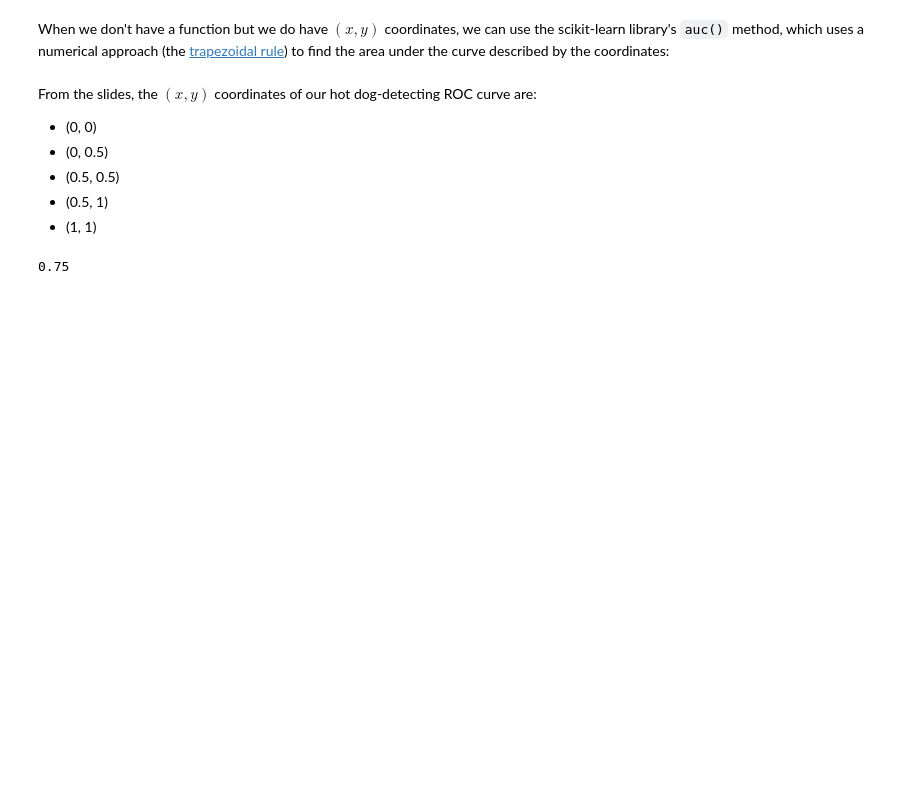
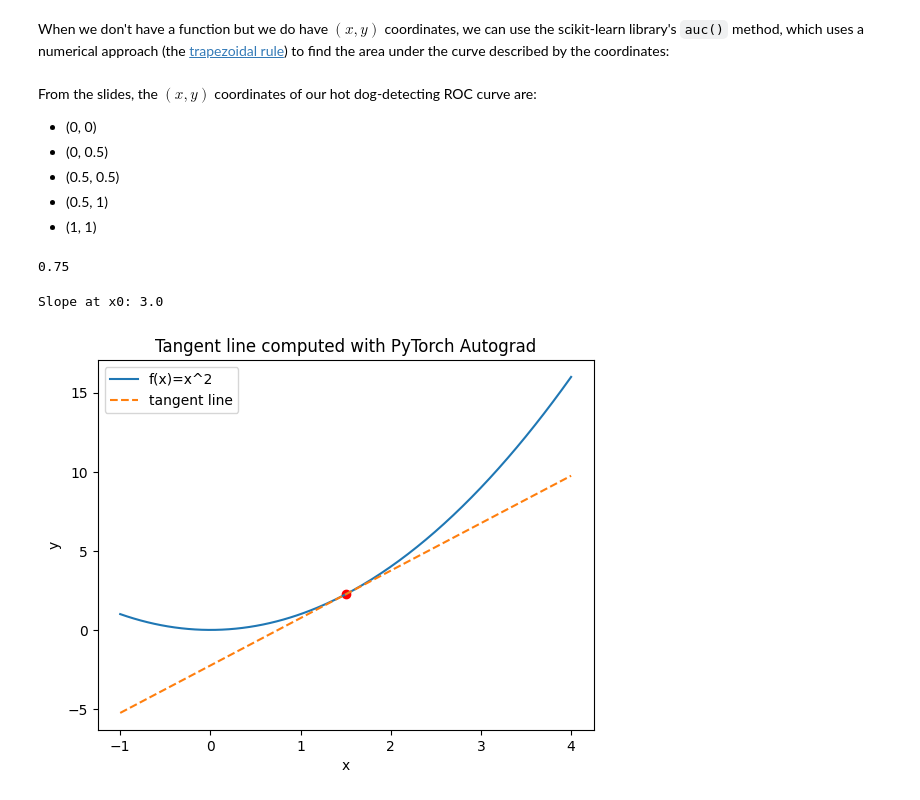
Before and after one commit to toliyang/AI_ML, a Jupyter notebook: calculus/4_calculus_ii.ipynb, the cells around one changed output. Saved outputs shown, nothing was run; the diff lists cells and outputs as text; code cells hidden in the pictures; blank space fills up the shorter version.

```diff
--- a/calculus/4_calculus_ii.ipynb
+++ b/calculus/4_calculus_ii.ipynb
@@ -371,3 +371,44 @@ ys = [0, 0.5, 0.5, 1,   1]
 auc(xs, ys)
 # %% [output]
 0.75
+# %%
+import torch
+import numpy as np
+import matplotlib.pyplot as plt
+
+# Function
+def f(x):
+    return x**2
+
+# Point where we compute the tangent
+x0 = torch.tensor(1.5, requires_grad=True)
+
+# Forward pass
+y0 = f(x0)
+
+# Compute derivative using autograd
+y0.backward()
+slope = x0.grad.item()
+
+print("Slope at x0:", slope)
+
+# Generate curve
+x = np.linspace(-1, 4, 200)
+y = x**2
+
+# Tangent line
+tangent = y0.item() + slope * (x - x0.item())
+
+# Plot
+plt.plot(x, y, label="f(x)=x^2")
+plt.plot(x, tangent, "--", label="tangent line")
+plt.scatter([x0.item()], [y0.item()], color="red")
+
+plt.legend()
+plt.xlabel("x")
+plt.ylabel("y")
+plt.title("Tangent line computed with PyTorch Autograd")
+plt.show()
+# %% [output]
+Slope at x0: 3.0
+[figure, added]
```
